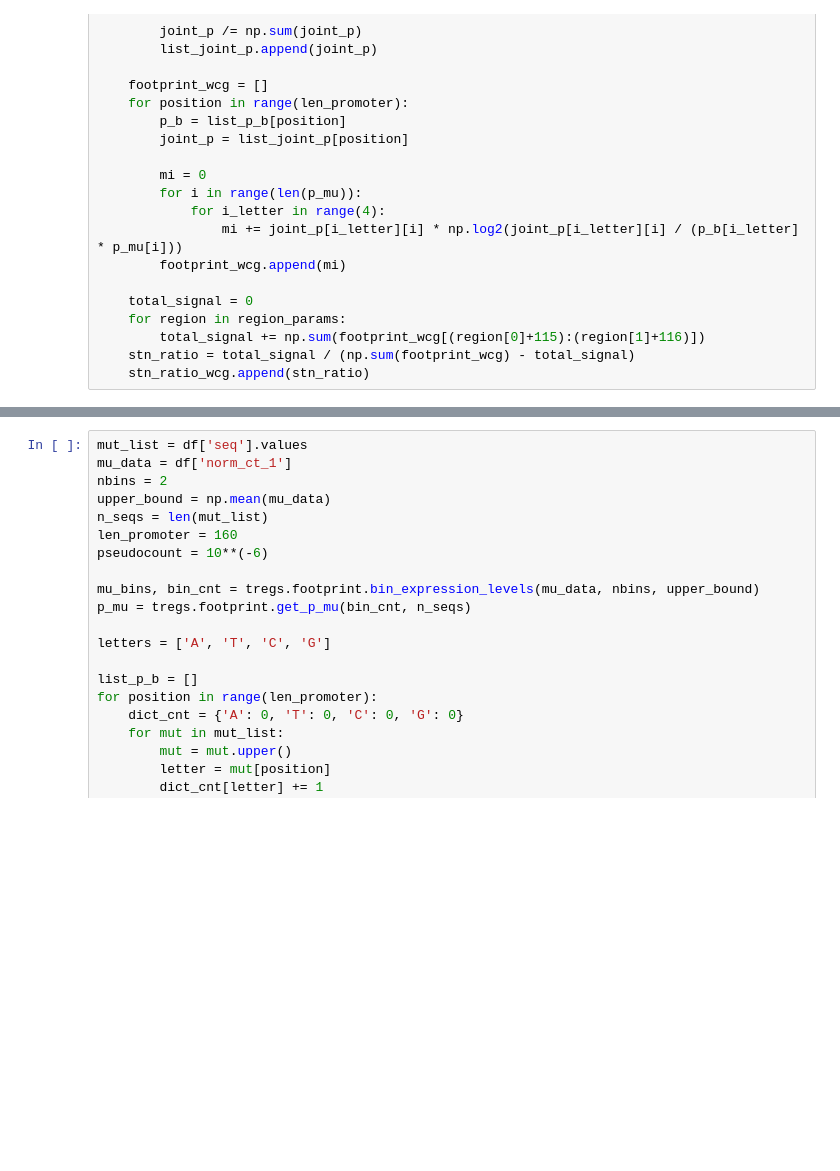
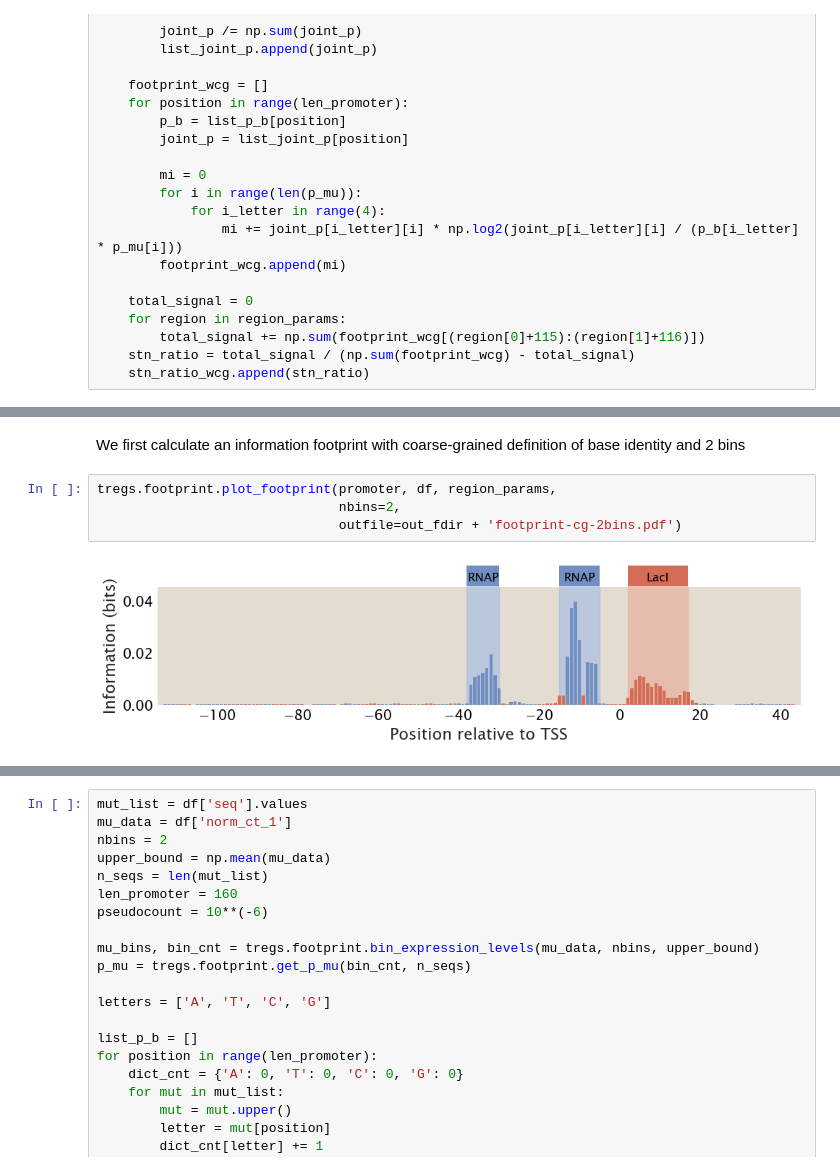
Before and after one commit to RPGroup-PBoC/theoretical_regseq, a Jupyter notebook: SI_notebooks/figS3_mutual_information.ipynb, the cells around one changed output, grey strips where cells are left out. Cells and saved outputs as stored; diff of their text form; blank space fills up the shorter version.

```diff
--- a/SI_notebooks/figS3_mutual_information.ipynb
+++ b/SI_notebooks/figS3_mutual_information.ipynb
@@ -153,0 +285,8 @@ plt.show()
+# %% [markdown]
+We first calculate an information footprint with coarse-grained definition of base identity and 2 bins
+# %%
+tregs.footprint.plot_footprint(promoter, df, region_params,
+                               nbins=2,
+                               outfile=out_fdir + 'footprint-cg-2bins.pdf')
+# %% [output]
+[figure, added]
```
Also changed, not shown: parts of 47 cells of this notebook, 2 other files.
